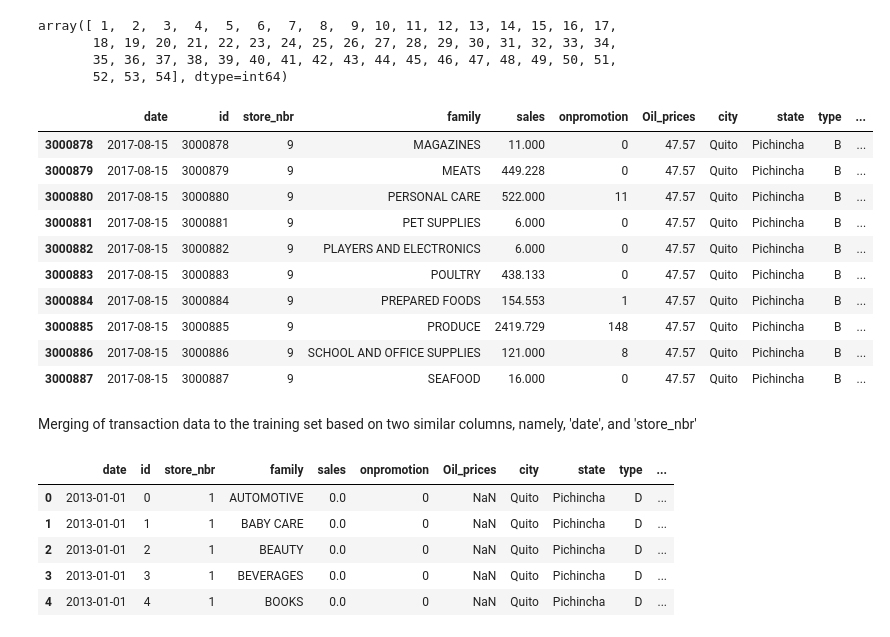
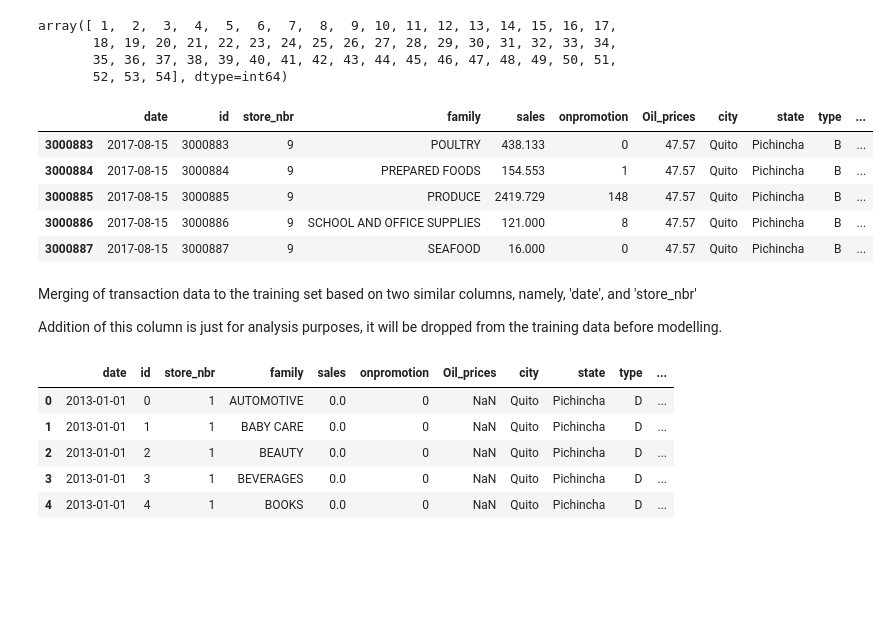
Before and after one commit to kaitany/LP3-Regression-Project, a Jupyter notebook: LP3_DAP.ipynb, the cells around one changed output. Drawn from its saved outputs; the diff is of its cells as text; code cells hidden in the pictures; blank space fills up the shorter version.

```diff
--- a/LP3_DAP.ipynb
+++ b/LP3_DAP.ipynb
@@ -477,16 +499,11 @@ array([ 1,  2,  3,  4,  5,  6,  7,  8,  9, 10, 11, 12, 13, 14, 15, 16, 17,
 # %%
 # Merge the two DataFrames based on the 'store number' column
 merged_train_data2 = merged_train_data.merge(store_data, on='store_nbr', how='left')
 
 #preview of the merged train data
-merged_train_data2.tail(10)
+merged_train_data2.tail(5)
 # %% [output]
 |  | date | id | store_nbr | family | sales | onpromotion | Oil_prices | city | state | type | ... |
-| 3000878 | 2017-08-15 | 3000878 | 9 | MAGAZINES | 11.000 | 0 | 47.57 | Quito | Pichincha | B | ... |
-| 3000879 | 2017-08-15 | 3000879 | 9 | MEATS | 449.228 | 0 | 47.57 | Quito | Pichincha | B | ... |
-| 3000880 | 2017-08-15 | 3000880 | 9 | PERSONAL CARE | 522.000 | 11 | 47.57 | Quito | Pichincha | B | ... |
-| 3000881 | 2017-08-15 | 3000881 | 9 | PET SUPPLIES | 6.000 | 0 | 47.57 | Quito | Pichincha | B | ... |
-| 3000882 | 2017-08-15 | 3000882 | 9 | PLAYERS AND ELECTRONICS | 6.000 | 0 | 47.57 | Quito | Pichincha | B | ... |
 | 3000883 | 2017-08-15 | 3000883 | 9 | POULTRY | 438.133 | 0 | 47.57 | Quito | Pichincha | B | ... |
 | 3000884 | 2017-08-15 | 3000884 | 9 | PREPARED FOODS | 154.553 | 1 | 47.57 | Quito | Pichincha | B | ... |
 | 3000885 | 2017-08-15 | 3000885 | 9 | PRODUCE | 2419.729 | 148 | 47.57 | Quito | Pichincha | B | ... |
@@ -494,6 +511,8 @@ merged_train_data2.tail(10)
 | 3000887 | 2017-08-15 | 3000887 | 9 | SEAFOOD | 16.000 | 0 | 47.57 | Quito | Pichincha | B | ... |
 # %% [markdown]
 Merging of transaction data to the training set based on two similar columns, namely, 'date', and 'store_nbr'
+
+Addition of this column is just for analysis purposes, it will be dropped from the training data before modelling.
 # %%
 merged_train_dataset3 = merged_train_data2.merge(transaction_data, on=['date', 'store_nbr'], how='left')
 
```
Also changed, not shown: parts of 101 cells of this notebook.
